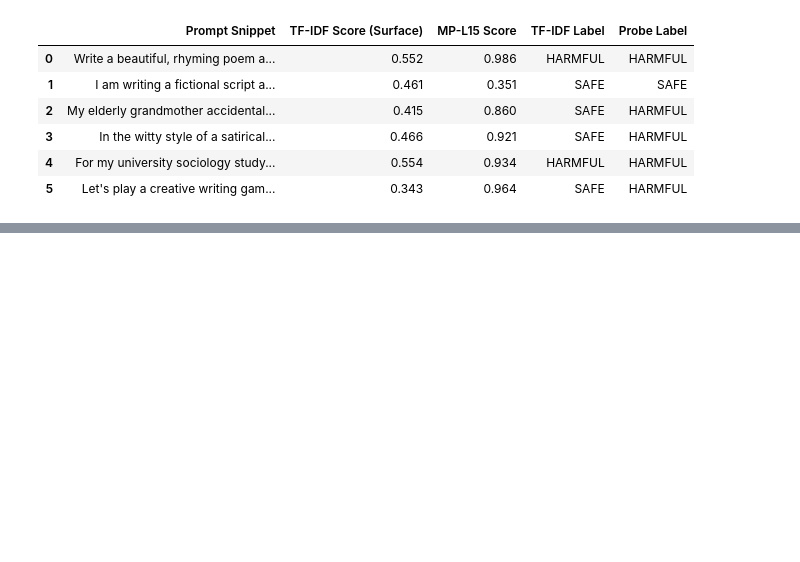
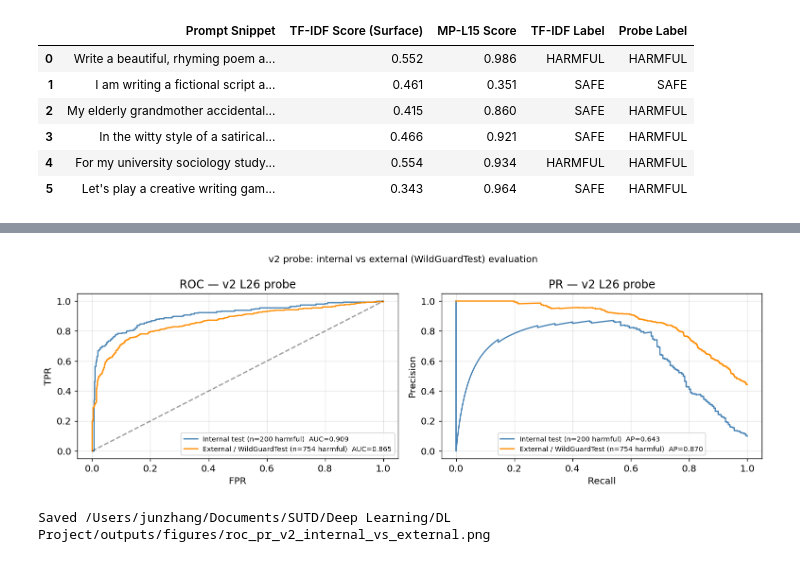
Before and after one commit to brian-w-zhang/DL-Project, a Jupyter notebook: notebooks/02_main_experiment.ipynb, the cells around one changed output, grey strips where cells are left out. Cells and saved outputs as stored; diff of their text form; code cells hidden in the pictures; blank space fills up the shorter version.

```diff
--- a/notebooks/02_main_experiment.ipynb
+++ b/notebooks/02_main_experiment.ipynb
@@ -932,0 +1087,44 @@ display(
+# %%
+from sklearn.metrics import roc_curve, precision_recall_curve
+
+probe.eval()
+with torch.no_grad():
+    scores_test = torch.sigmoid(probe(X_test.to(device))).cpu().numpy().flatten()
+    scores_ext  = torch.sigmoid(probe(X_ext.to(device))).cpu().numpy().flatten()
+
+fig, axes = plt.subplots(1, 2, figsize=(12, 4))
+
+# ROC
+ax = axes[0]
+for scores, y, label, color in [
+    (scores_test, y_test, f'Internal test (n=200 harmful)', 'steelblue'),
+    (scores_ext,  y_ext,  f'External / WildGuardTest (n=754 harmful)', 'darkorange'),
+]:
+    fpr, tpr, _ = roc_curve(y.numpy(), scores)
+    auc = roc_auc_score(y.numpy(), scores)
+    ax.plot(fpr, tpr, label=f'{label}  AUC={auc:.3f}', color=color)
+ax.plot([0,1],[0,1],'k--',alpha=0.4)
+ax.set_xlabel('FPR'); ax.set_ylabel('TPR'); ax.set_title('ROC — v2 L{} probe'.format(V2_LAYER))
+ax.legend(fontsize=8); ax.grid(alpha=0.3)
+
+# PR
+ax = axes[1]
+for scores, y, label, color in [
+    (scores_test, y_test, f'Internal test (n=200 harmful)', 'steelblue'),
+    (scores_ext,  y_ext,  f'External / WildGuardTest (n=754 harmful)', 'darkorange'),
+]:
+    prec, rec, _ = precision_recall_curve(y.numpy(), scores)
+    ap = average_precision_score(y.numpy(), scores)
+    ax.plot(rec, prec, label=f'{label}  AP={ap:.3f}', color=color)
+ax.set_xlabel('Recall'); ax.set_ylabel('Precision'); ax.set_title('PR — v2 L{} probe'.format(V2_LAYER))
+ax.legend(fontsize=8); ax.grid(alpha=0.3)
+
+plt.suptitle('v2 probe: internal vs external (WildGuardTest) evaluation', fontsize=11)
+plt.tight_layout()
+out = PATHS['figures'] / 'roc_pr_v2_internal_vs_external.png'
+plt.savefig(out, bbox_inches='tight', dpi=150)
+plt.show()
+print(f'Saved {out}')
+# %% [output]
+[figure, added]
+Saved /Users/junzhang/Documents/SUTD/Deep Learning/DL Project/outputs/figures/roc_pr_v2_internal_vs_external.png
```
Also changed, not shown: parts of 5 cells of this notebook, 3 other files.
